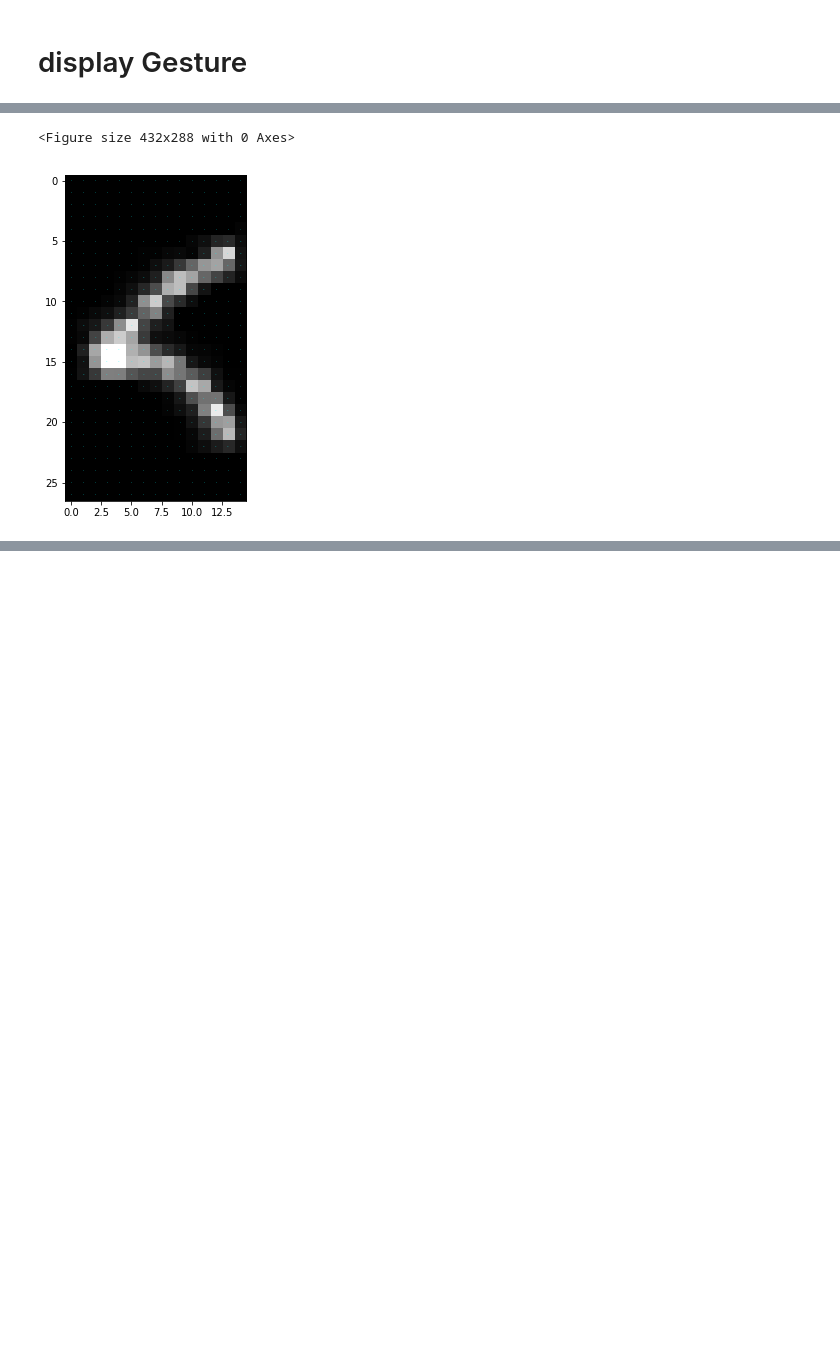
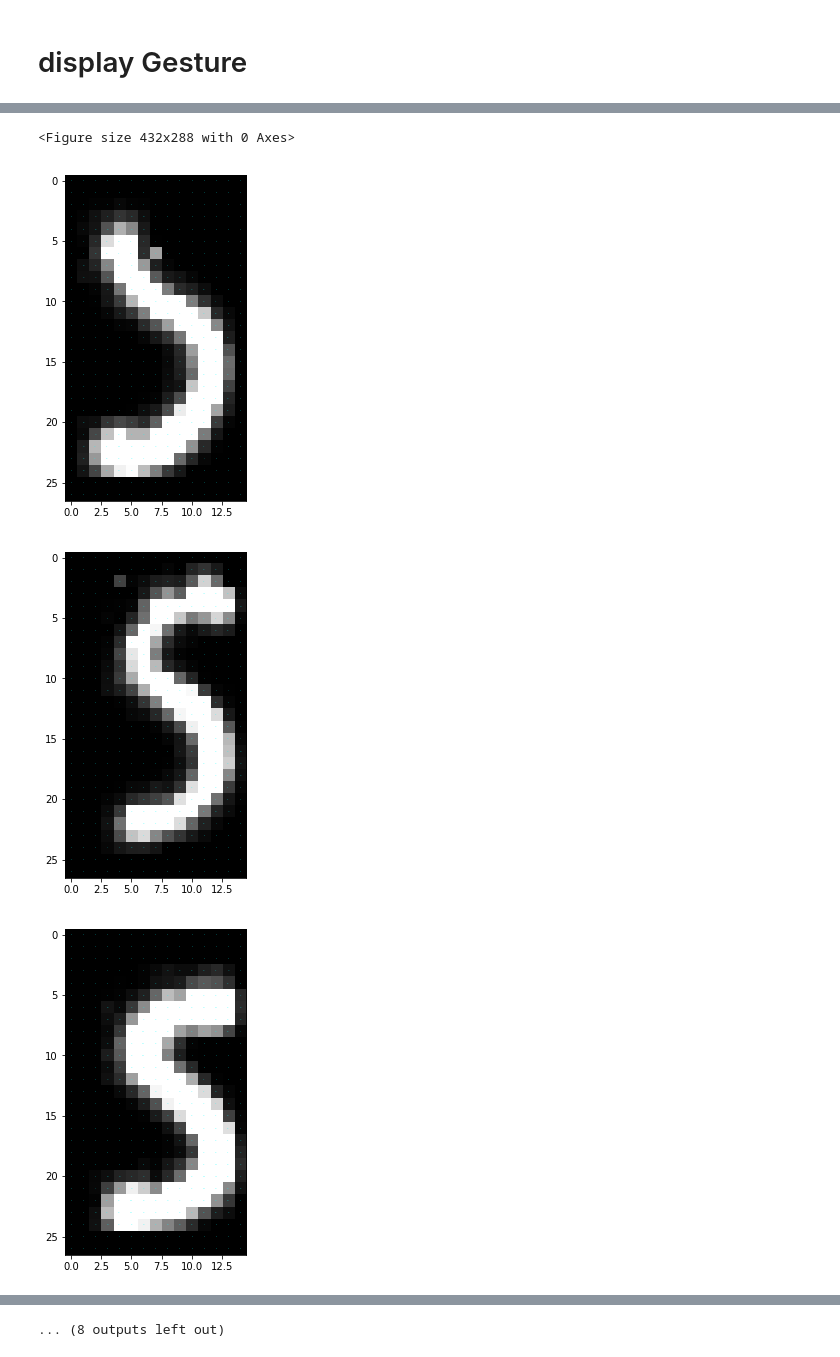
Before and after one commit to robsch94/FaPraKnuckleInput, a Jupyter notebook: Jupyter/Step_2_PreprocessData_Gestures.ipynb, the cells around one changed output, grey strips where cells are left out. Cells and saved outputs as stored; diff of their text form; code cells hidden in the pictures; blank space fills up the shorter version.

```diff
--- a/Jupyter/Step_2_PreprocessData_Gestures.ipynb
+++ b/Jupyter/Step_2_PreprocessData_Gestures.ipynb
@@ -242,17 +247,21 @@ df_gestures.to_pickle("PklData/df_gestures.pkl")
 # %%
+user_id = 4
+task_id = 15
 plt.clf()
-plt.figure(figsize=(6, 6))
-ax = plt.gca()
-data_point = 2500
-data = df_gestures.Gesture.iloc[data_point]
-plt.imshow(data, cmap='gray', vmin=0, vmax=255)
-# Loop over data dimensions and create text annotations.
-for i in range(0, data.shape[0]):
-    for j in range(0, data.shape[1]):
-        text = ax.text(j, i, int(data[i, j]),
-                       ha="center", va="center", color="cyan", fontsize=1)
-# plt.savefig("input.png", bbox_inches='tight')
-plt.show()
+for k in range(0, len(df_gestures[(df_gestures.userID == user_id) & (df_gestures.TaskID == task_id)])):
+    data = df_gestures[(df_gestures.userID == user_id) & (df_gestures.TaskID == task_id)].Gesture.iloc[k]
+    plt.figure(figsize=(6, 6))
+    ax = plt.gca()
+    plt.imshow(data, cmap='gray', vmin=0, vmax=255)
+    # Loop over data dimensions and create text annotations.
+    for i in range(0, data.shape[0]):
+        for j in range(0, data.shape[1]):
+            text = ax.text(j, i, int(data[i, j]),
+                           ha="center", va="center", color="cyan", fontsize=1)
+    plt.savefig("./GestureImages/gesture_%s_%s_%s.png" % (task_id, user_id, k), bbox_inches='tight')
+    plt.show()
 # %% [output]
 <Figure size 432x288 with 0 Axes>
-[figure, old version]
+[figure, new version]
+[figure, added]
+[figure, added]
@@ -258,0 +276 @@ plt.show()
+... (8 outputs left out)
```
Also changed, not shown: parts of 5 cells of this notebook, 1 other file.
